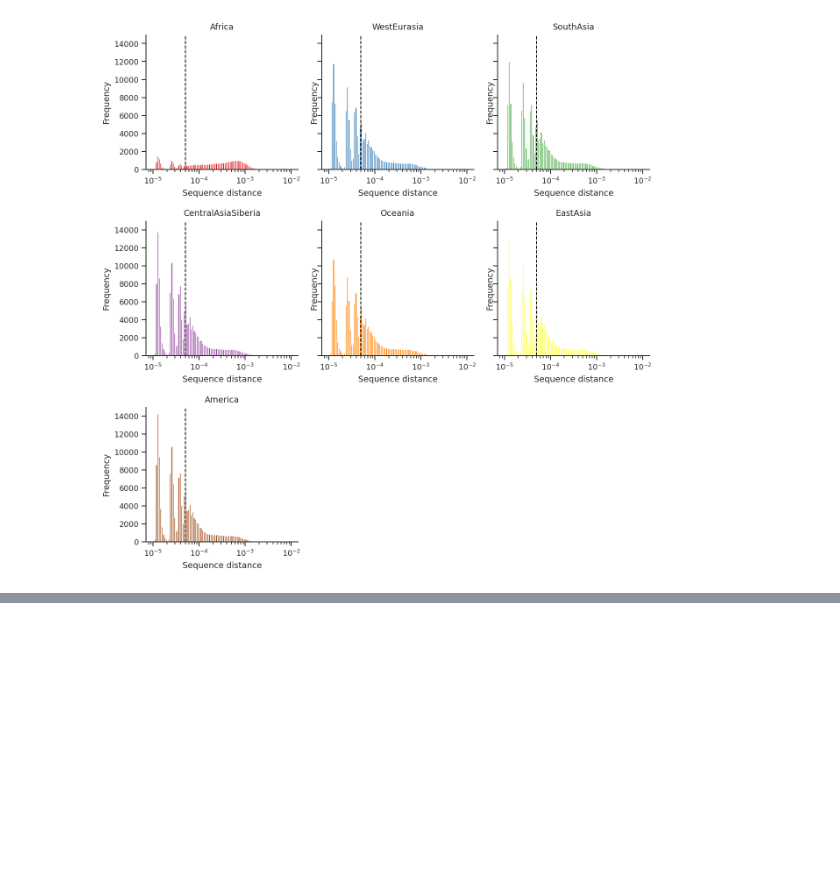
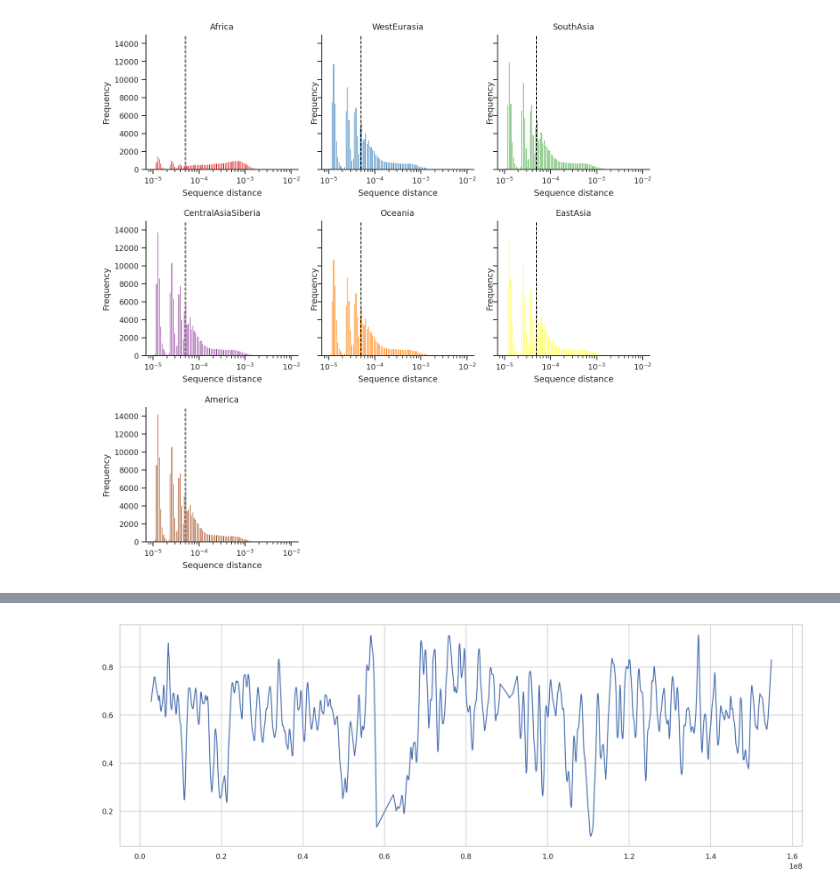
Before and after one commit to kaspermunch/humanXsweeps, a Jupyter notebook: notebooks/nb_09_male_dist_data.ipynb, the cells around one changed output, grey strips where cells are left out. Cells and saved outputs as stored; diff of their text form; code cells hidden in the pictures; blank space fills up the shorter version.

```diff
--- a/notebooks/nb_09_male_dist_data.ipynb
+++ b/notebooks/nb_09_male_dist_data.ipynb
@@ -477,0 +530,15 @@ with sns.plotting_context('paper'):
+# %%
+from statsmodels.nonparametric.smoothers_lowess import lowess
+
+filtered = lowess(mean_nonafr_dist.mean_dist, mean_nonafr_dist.start+50000, is_sorted=True, frac=0.01, it=0)
+nonafr_smooth = pandas.DataFrame(dict(pos=filtered[:,0], nonafr_dist=filtered[:,1]))
+
+filtered = lowess(mean_afr_dist.mean_dist, mean_afr_dist.start+50000, is_sorted=True, frac=0.01, it=0)
+afr_smooth = pandas.DataFrame(dict(pos=filtered[:,0], afr_dist=filtered[:,1]))
+# %%
+_df = nonafr_smooth.merge(afr_smooth, on='pos')
+plt.figure(figsize=(15, 5))
+
+plt.plot(_df.pos, _df.nonafr_dist / _df.afr_dist);
+# %% [output]
+[figure, added]
```
Also changed, not shown: parts of 17 cells of this notebook, 14 other files.
